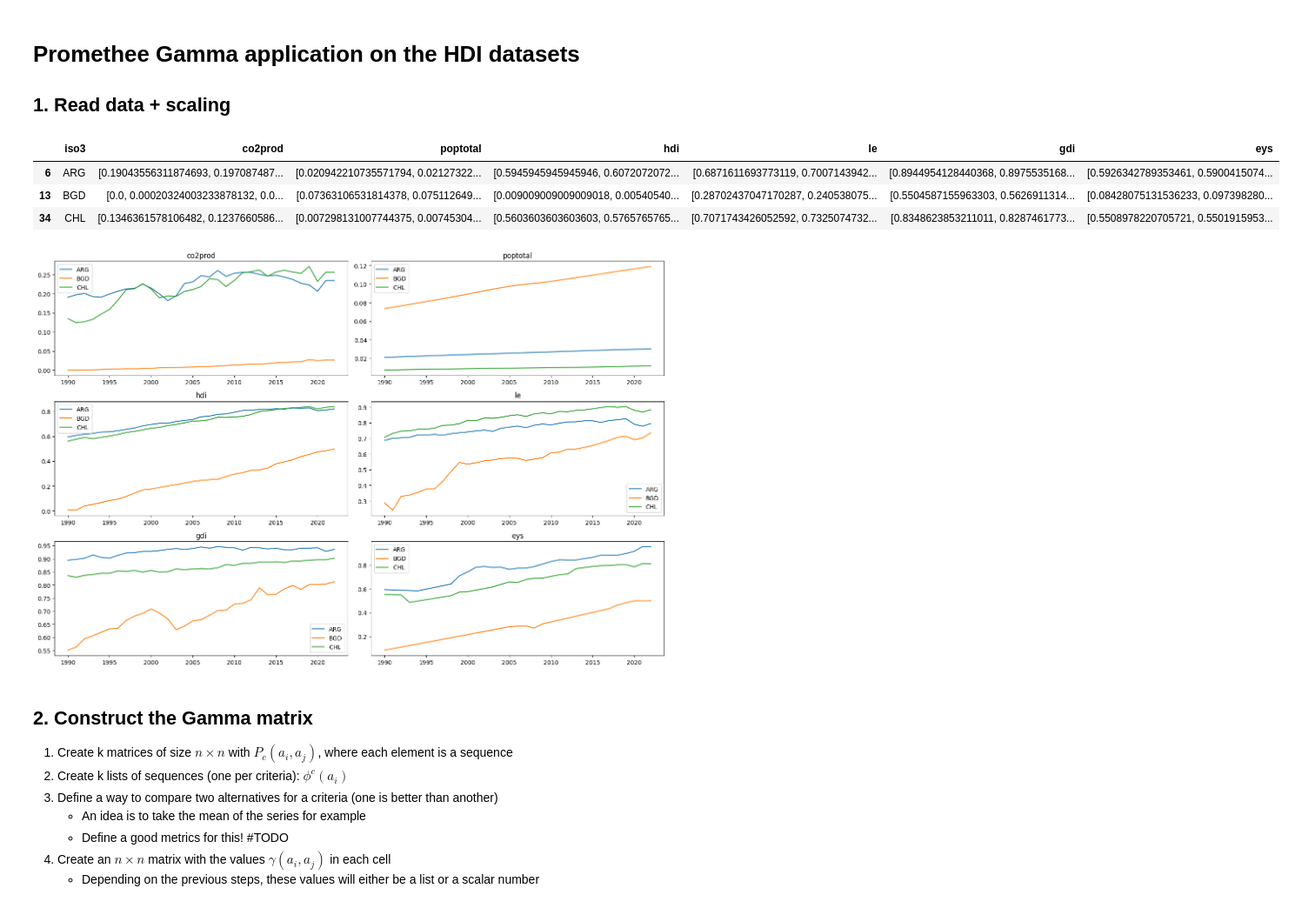
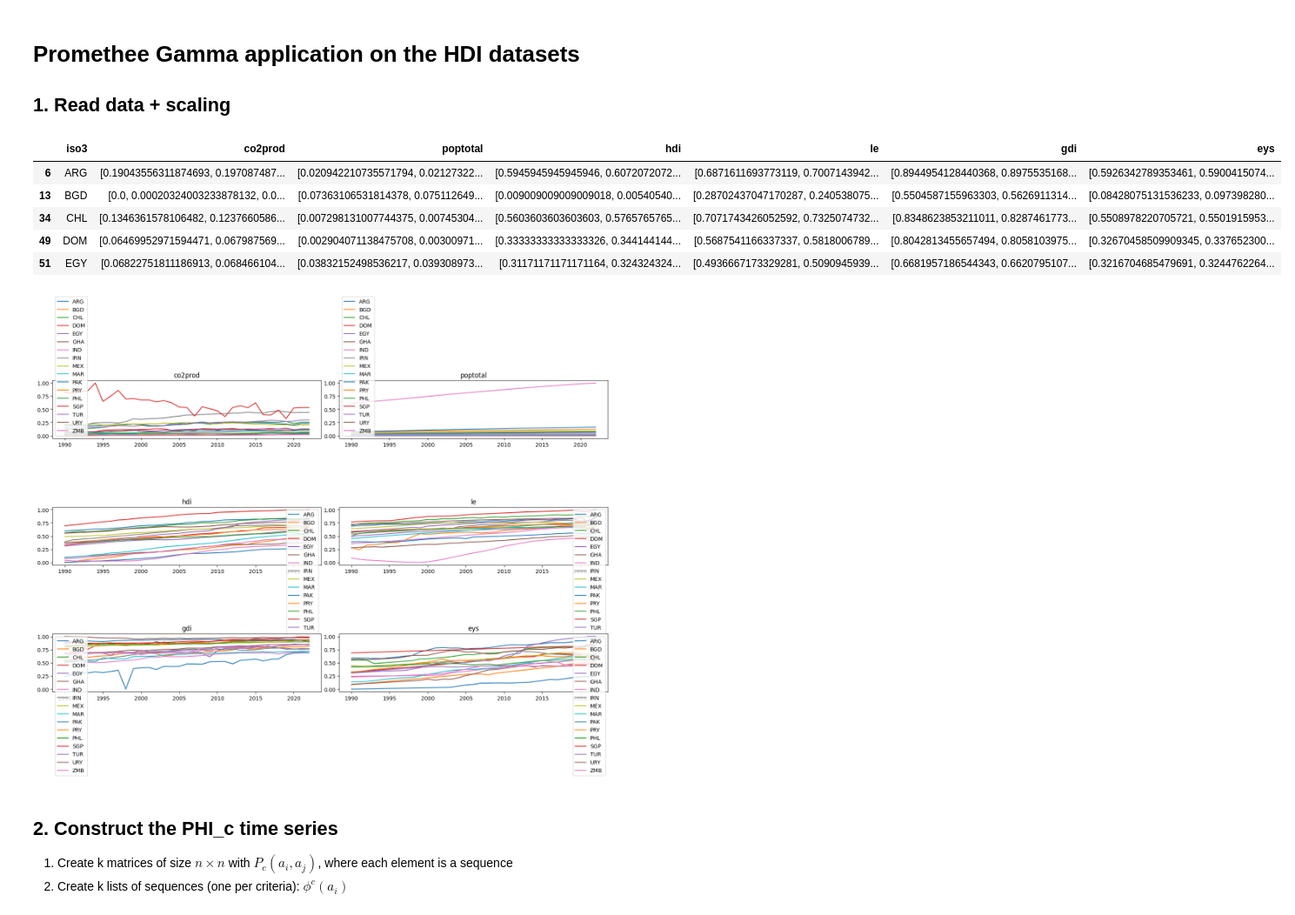
Before and after one commit to R4phou/ulb-master-thesis, a Jupyter notebook: code/src/GAMMA_TS.ipynb, the cells around one changed output. Shown at 87% size. Cells and saved outputs as stored; diff of their text form; code cells hidden in the pictures.

Commit message:
promethee gamma finished

```diff
--- a/code/src/GAMMA_TS.ipynb
+++ b/code/src/GAMMA_TS.ipynb
@@ -11,30 +11,27 @@ import promethee_functions as pf
 # %%
 data = read_data()
 data.head()
 data = scale_data(data)
 
 # Keep only 3 rows
-data = data.iloc[:3]
+# data = data.iloc[:3]
 
 data.head()
 # %% [output]
 |  | iso3 | co2prod | poptotal | hdi | le | gdi | eys |
 | 6 | ARG | [0.19043556311874693, 0.197087487... | [0.020942210735571794, 0.02127322... | [0.5945945945945946, 0.6072072072... | [0.6871611693773119, 0.7007143942... | [0.8944954128440368, 0.8975535168... | [0.5926342789353461, 0.5900415074... |
 | 13 | BGD | [0.0, 0.00020324003233878132, 0.0... | [0.07363106531814378, 0.075112649... | [0.009009009009009018, 0.00540540... | [0.28702437047170287, 0.240538075... | [0.5504587155963303, 0.5626911314... | [0.08428075131536233, 0.097398280... |
 | 34 | CHL | [0.1346361578106482, 0.1237660586... | [0.007298131007744375, 0.00745304... | [0.5603603603603603, 0.5765765765... | [0.7071743426052592, 0.7325074732... | [0.8348623853211011, 0.8287461773... | [0.5508978220705721, 0.5501915953... |
+| 49 | DOM | [0.06469952971594471, 0.067987569... | [0.002904071138475708, 0.00300971... | [0.33333333333333326, 0.344144144... | [0.5687541166337337, 0.5818006789... | [0.8042813455657494, 0.8058103975... | [0.32670458509909345, 0.337652300... |
+| 51 | EGY | [0.06822751811186913, 0.068466104... | [0.03832152498536217, 0.039308973... | [0.31171171171171164, 0.324324324... | [0.4936667173329281, 0.5090945939... | [0.6681957186544343, 0.6620795107... | [0.3216704685479691, 0.3244762264... |
 # %%
 plot_data(data, legend=True)
 # %% [output]
-[figure, old version]
+[figure, new version]
 # %% [markdown]
-## 2. Construct the Gamma matrix
+## 2. Construct the PHI_c time series
 1. Create k matrices of size $n\times n$ with $P_c(a_i,a_j)$, where each element is a sequence
 2. Create k lists of sequences (one per criteria): $\phi^c(a_i)$
-3. Define a way to compare two alternatives for a criteria (one is better than another)
-    - An idea is to take the mean of the series for example
-    - Define a good metrics for this! #TODO
-4. Create an $n \times n$ matrix with the values $\gamma(a_i,a_j)$ in each cell
-    - Depending on the previous steps, these values will either be a list or a scalar number
 # %%
 L = data.iloc[0]["co2prod"].shape[0] # Length of the time series
 N = data.shape[0] # Number of time series
```
Also changed, not shown: parts of 13 cells of this notebook, 1 other file.
